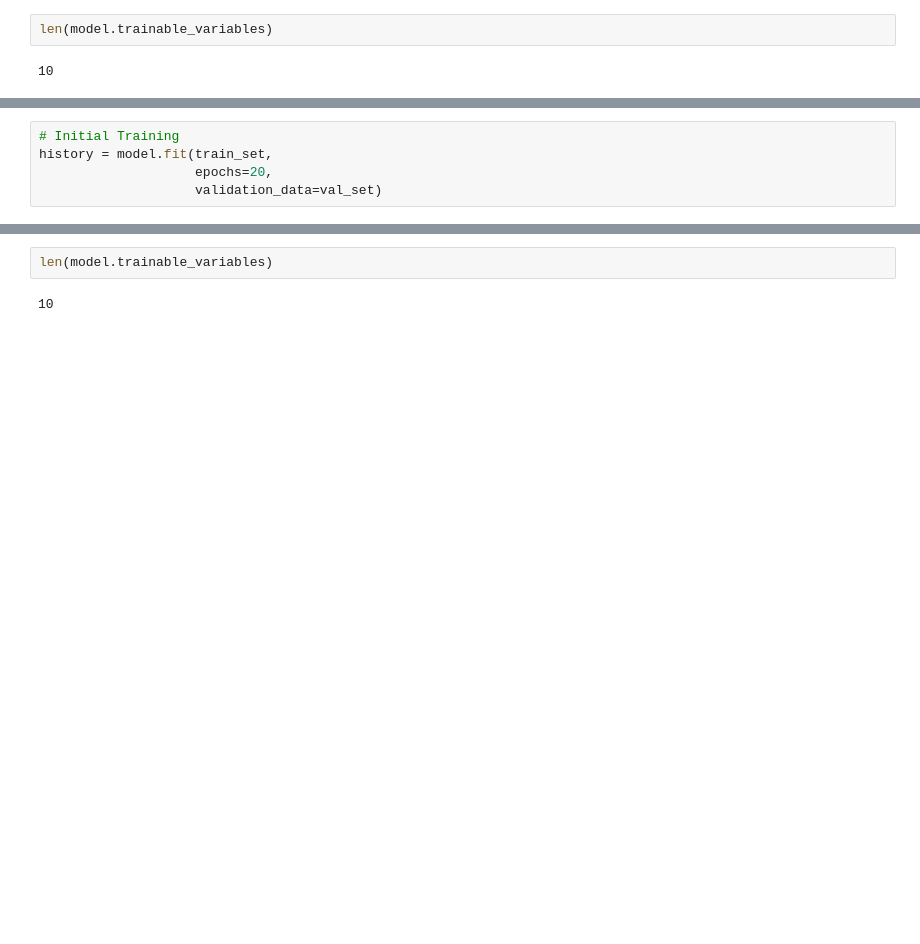
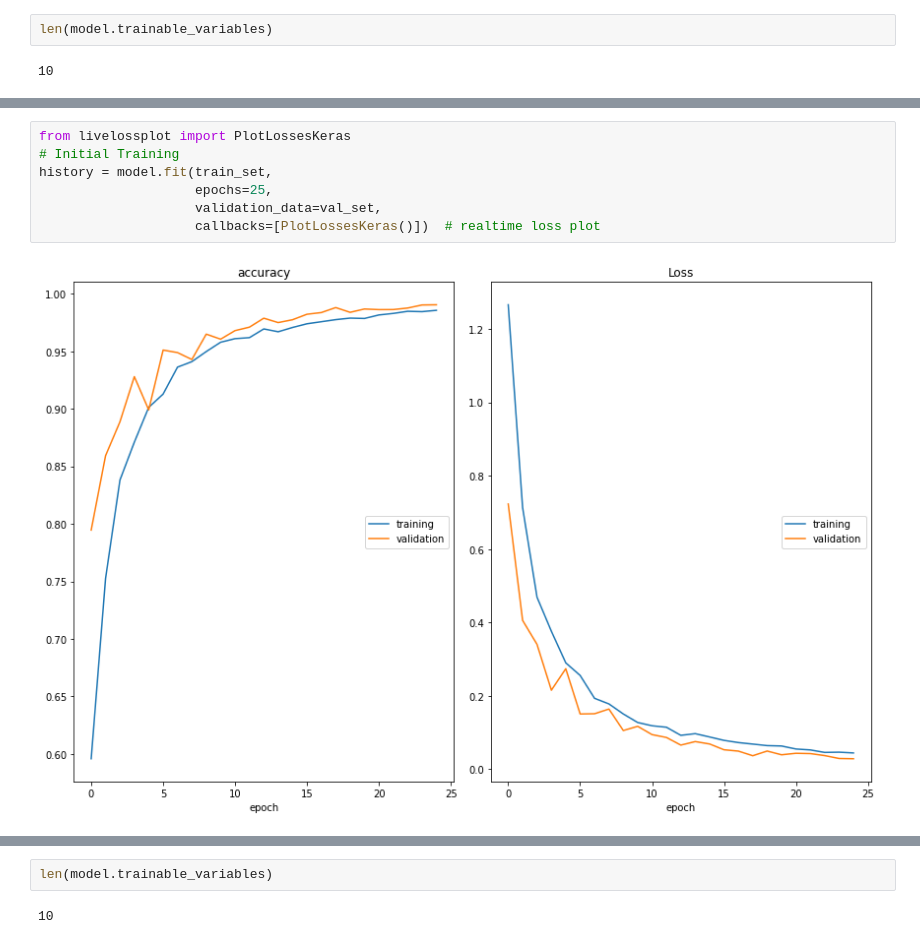
Before and after one commit to teerameth/module89, a Jupyter notebook: scripts/utils/train_chess.ipynb, the cells around one changed output, grey strips where cells are left out. Saved outputs shown, nothing was run; the diff lists cells and outputs as text; blank space fills up the shorter version.

```diff
--- a/scripts/utils/train_chess.ipynb
+++ b/scripts/utils/train_chess.ipynb
@@ -141,6 +141,9 @@ initial accuracy: 0.10
 # %%
+from livelossplot import PlotLossesKeras
 # Initial Training
 history = model.fit(train_set,
-                    epochs=20,
-                    validation_data=val_set)
+                    epochs=25,
+                    validation_data=val_set,
+                    callbacks=[PlotLossesKeras()])  # realtime loss plot
 # %% [output]
+[figure, added]
```
Also changed, not shown: parts of 8 cells of this notebook.
